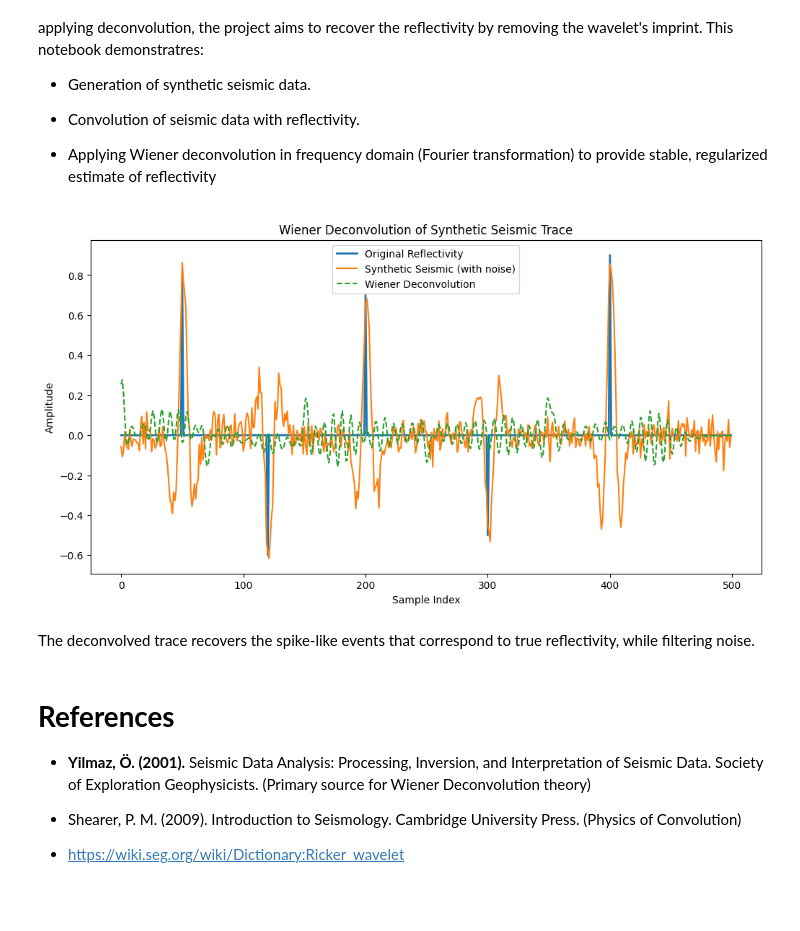
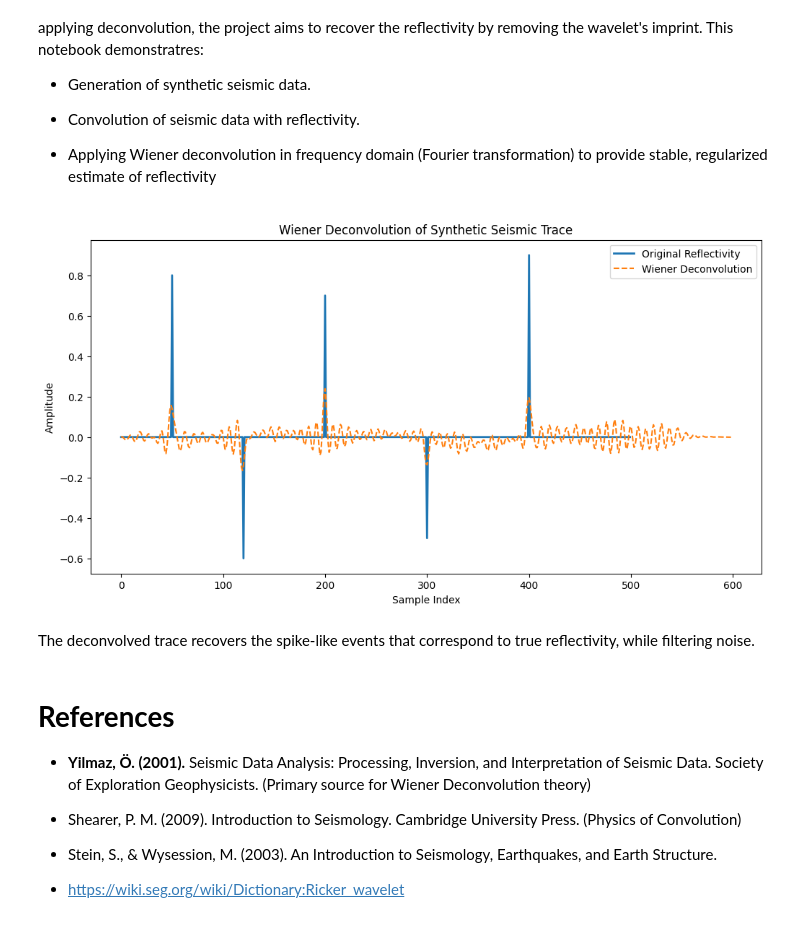
Before and after one commit to zahidgadirov/Seismic-Processing-Wiener_Deconvolution, a Jupyter notebook: Synthetic_Seismic_Modelling_and_Wiener_Deconvolution_in_Python.ipynb, the cells around one changed output. Cells and saved outputs as stored; diff of their text form; code cells hidden in the pictures.

```diff
--- a/Synthetic_Seismic_Modelling_and_Wiener_Deconvolution_in_Python.ipynb
+++ b/Synthetic_Seismic_Modelling_and_Wiener_Deconvolution_in_Python.ipynb
@@ -31,7 +31,7 @@ pi2 = (np.pi**2) * (f**2)
 wavelet = (1 - 2*pi2*t_wavelet**2) * np.exp(-pi2*t_wavelet**2)
 # %%
 #  Convolution of reflectivity with wavelet
-synthetic_trace = np.convolve(reflectivity, wavelet, mode='same')
+synthetic_trace = np.convolve(reflectivity, wavelet)
 # %%
 #  Adding randomly generated noise
 noise = np.random.normal(0, 0.05, synthetic_trace.shape)
@@ -54,21 +54,20 @@ def wiener_deconvolution(trace, wavelet, alpha):
     r_est = np.fft.ifft(R)
     return np.real(r_est[:n])
 
-alpha = 0.01  # noise stabilization factor
+alpha = 0.05  # noise stabilization factor
 wiener_trace = wiener_deconvolution(synthetic_trace_noisy, wavelet, alpha)
 # %%
 #  Plotting the results
 plt.figure(figsize=(12,6))
 plt.plot(reflectivity, label='Original Reflectivity', linewidth=2)
-plt.plot(synthetic_trace_noisy, label='Synthetic Seismic (with noise)')
 plt.plot(wiener_trace, label='Wiener Deconvolution', linestyle='--')
 plt.title('Wiener Deconvolution of Synthetic Seismic Trace')
 plt.xlabel('Sample Index')
 plt.ylabel('Amplitude')
 plt.legend()
 plt.show()
 # %% [output]
-[figure, old version]
+[figure, new version]
 # %% [markdown]
 The deconvolved trace recovers the spike-like events that correspond to true reflectivity, while filtering noise.
 # %% [markdown]
@@ -80,4 +79,7 @@ The deconvolved trace recovers the spike-like events that correspond to true ref
 
 *   Shearer, P. M. (2009). Introduction to Seismology. Cambridge University Press. (Physics of Convolution)
 
+
+*   Stein, S., & Wysession, M. (2003). An Introduction to Seismology, Earthquakes, and Earth Structure.
+
 *   https://wiki.seg.org/wiki/Dictionary:Ricker_wavelet
```
